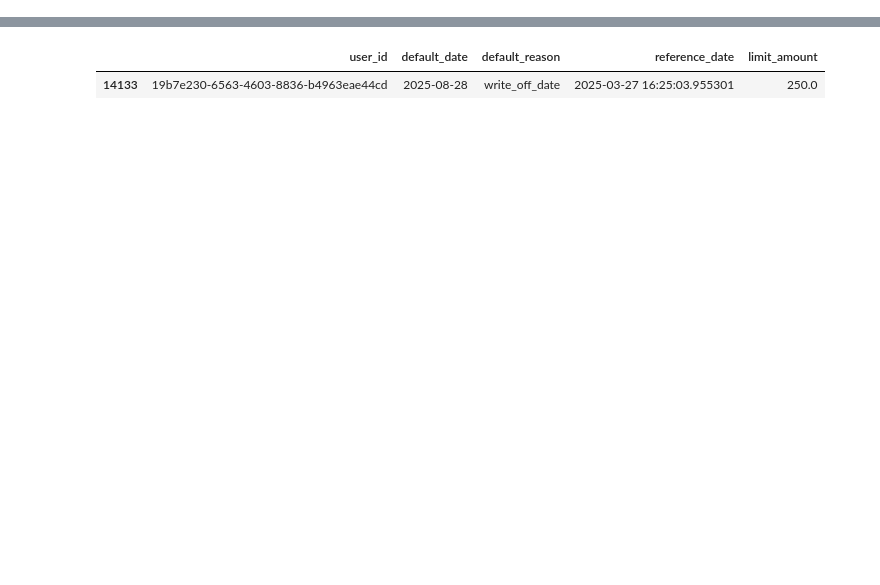
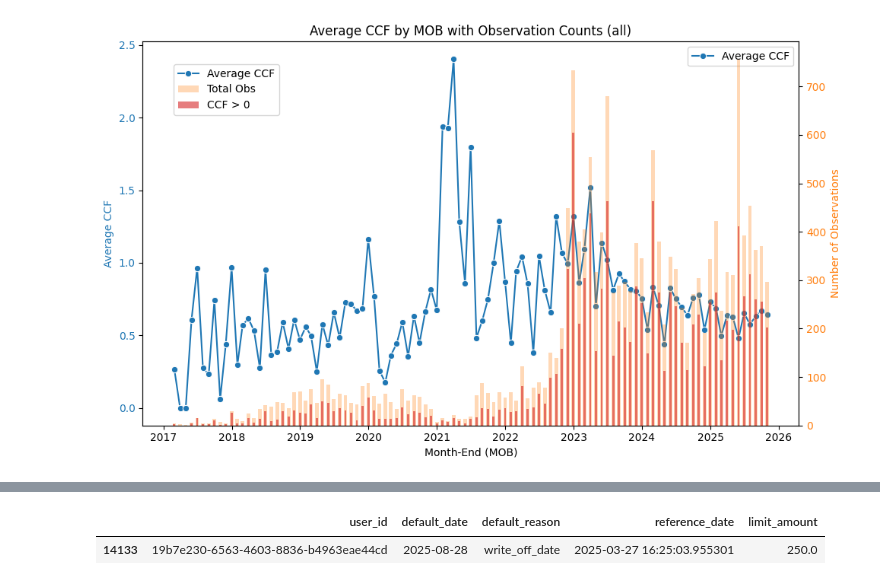
Before and after one commit to ilyakatliaroun26/CCF, a Jupyter notebook: test.ipynb, the cells around one changed output, grey strips where cells are left out. Cells and saved outputs as stored; diff of their text form; code cells hidden in the pictures; blank space fills up the shorter version.

```diff
--- a/test.ipynb
+++ b/test.ipynb
@@ -247,0 +192,5 @@ plt.show()
+# %%
+df['mob'] = df['default_date'] + pd.offsets.MonthEnd(0)
+df_filtered = df[df['ccf']<2]
+
+ccf_by_mob = df.groupby('mob')['ccf'].mean().reset_index()
@@ -247,0 +213,43 @@ plt.show()
+# %%
+df['default_date'] = pd.to_datetime(df['default_date'])
+
+df['mob'] = df['default_date'] + pd.offsets.MonthEnd(0)
+
+ccf_99 = df['ccf'].quantile(0.99)
+
+df['ccf_capped'] = df['ccf'].clip(upper=ccf_99)
+#df_filtered = df_filtered[df_filtered['days_diff']>=365]
+
+# 1️⃣ Aggregate total count and count of ccf > 0 per month
+agg = df.groupby('mob').agg(
+    avg_ccf=('ccf_capped', 'mean'),
+    n_obs=('ccf_capped', 'size'),
+    n_ccf_positive=('ccf_capped', lambda x: (x > 0).sum())
+).reset_index()
+
+fig, ax1 = plt.subplots(figsize=(10, 6))
+
+# Line: Average CCF
+sns.lineplot(data=agg, x='mob', y='avg_ccf', marker='o', ax=ax1, color='tab:blue', label='Average CCF')
+ax1.set_ylabel('Average CCF', color='tab:blue')
+ax1.tick_params(axis='y', labelcolor='tab:blue')
+
+# Bar: Total number of observations
+ax2 = ax1.twinx()
+ax2.bar(agg['mob'], agg['n_obs'], alpha=0.3, color='tab:orange', width=20, label='Total Obs')
+
+# Overlay bar: number of observations with ccf > 0
+ax2.bar(agg['mob'], agg['n_ccf_positive'], alpha=0.6, color='tab:red', width=12, label='CCF > 0')
+
+ax2.set_ylabel('Number of Observations', color='tab:orange')
+ax2.tick_params(axis='y', labelcolor='tab:orange')
+
+# Formatting
+ax1.set_xlabel('Month-End (MOB)')
+plt.xticks(rotation=45)
+plt.title('Average CCF by MOB with Observation Counts (all)')
+fig.legend(loc='upper left', bbox_to_anchor=(0.1,0.9))  # combined legend
+plt.tight_layout()
+plt.show()
+# %% [output]
+[figure, added]
```
Also changed, not shown: parts of 59 cells of this notebook, 20 other files.
